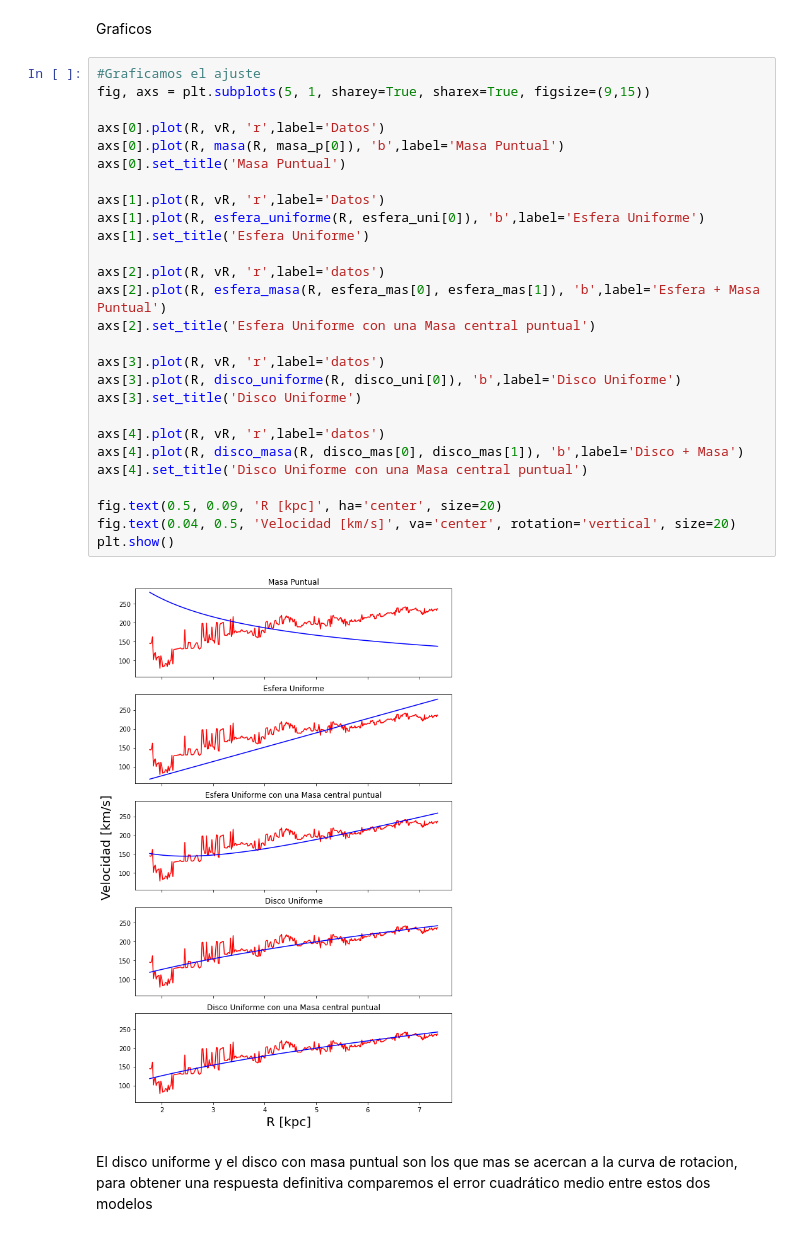
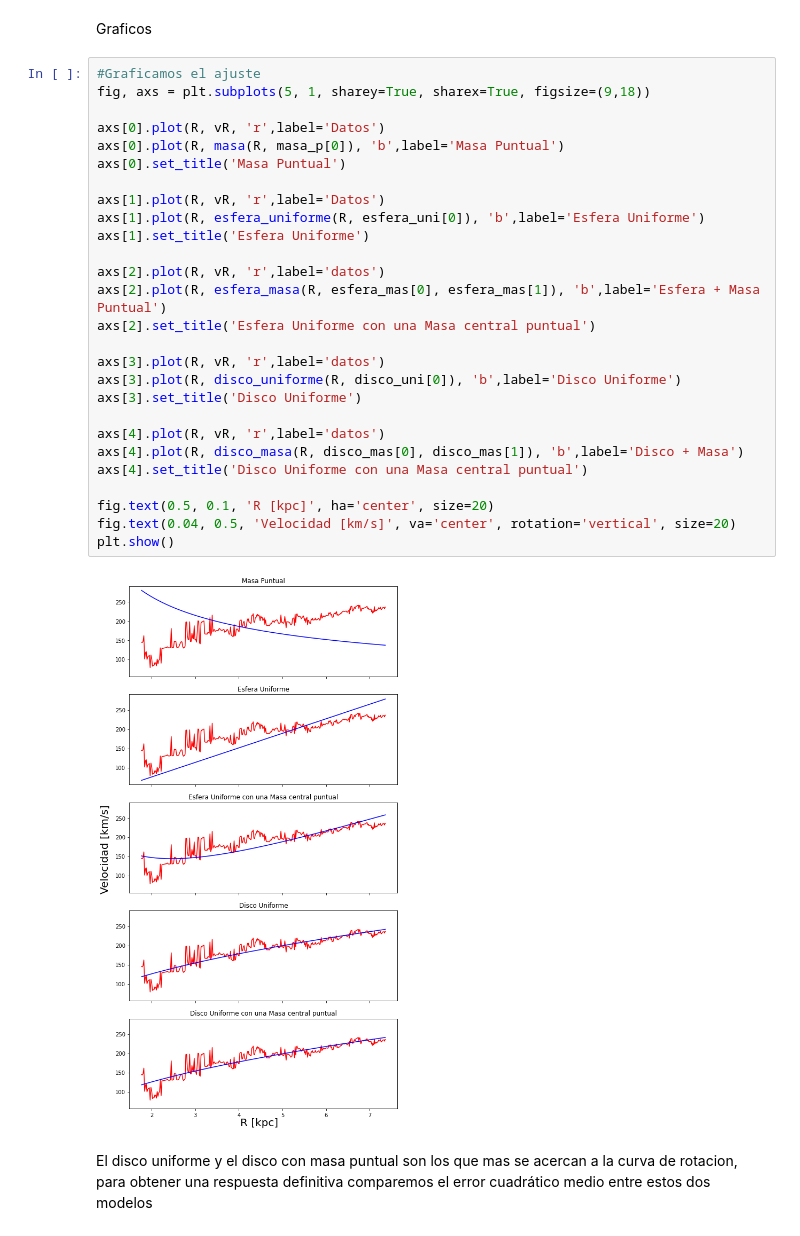
Before and after one commit to vecheto/astro_experimental, a Jupyter notebook: Tarea 2/codigo.ipynb, the cells around one changed output. Cells and saved outputs as stored; diff of their text form.

```diff
--- a/Tarea 2/codigo.ipynb
+++ b/Tarea 2/codigo.ipynb
@@ -193,33 +196,33 @@ disco_mas  , covdisco_mas   = curve_fit(disco_masa     ,R, vR, bounds=[0,10**20]
 Graficos
 # %%
 #Graficamos el ajuste
-fig, axs = plt.subplots(5, 1, sharey=True, sharex=True, figsize=(9,15))
+fig, axs = plt.subplots(5, 1, sharey=True, sharex=True, figsize=(9,18))
 
 axs[0].plot(R, vR, 'r',label='Datos')
 axs[0].plot(R, masa(R, masa_p[0]), 'b',label='Masa Puntual')
 axs[0].set_title('Masa Puntual')
 
 axs[1].plot(R, vR, 'r',label='Datos')
 axs[1].plot(R, esfera_uniforme(R, esfera_uni[0]), 'b',label='Esfera Uniforme')
 axs[1].set_title('Esfera Uniforme')
 
 axs[2].plot(R, vR, 'r',label='datos')
 axs[2].plot(R, esfera_masa(R, esfera_mas[0], esfera_mas[1]), 'b',label='Esfera + Masa Puntual')
 axs[2].set_title('Esfera Uniforme con una Masa central puntual')
 
 axs[3].plot(R, vR, 'r',label='datos')
 axs[3].plot(R, disco_uniforme(R, disco_uni[0]), 'b',label='Disco Uniforme')
 axs[3].set_title('Disco Uniforme')
 
 axs[4].plot(R, vR, 'r',label='datos')
 axs[4].plot(R, disco_masa(R, disco_mas[0], disco_mas[1]), 'b',label='Disco + Masa')
 axs[4].set_title('Disco Uniforme con una Masa central puntual')
 
-fig.text(0.5, 0.09, 'R [kpc]', ha='center', size=20)
+fig.text(0.5, 0.1, 'R [kpc]', ha='center', size=20)
 fig.text(0.04, 0.5, 'Velocidad [km/s]', va='center', rotation='vertical', size=20)
 plt.show()
 # %% [output]
-[figure, old version]
+[figure, new version]
 # %% [markdown]
 El disco uniforme y el disco con masa puntual son los que mas se acercan a la curva de rotacion, para obtener una respuesta definitiva comparemos el error cuadrático medio entre estos dos modelos
 # %%
```
Also changed, not shown: parts of 6 cells of this notebook, 3 other files.
